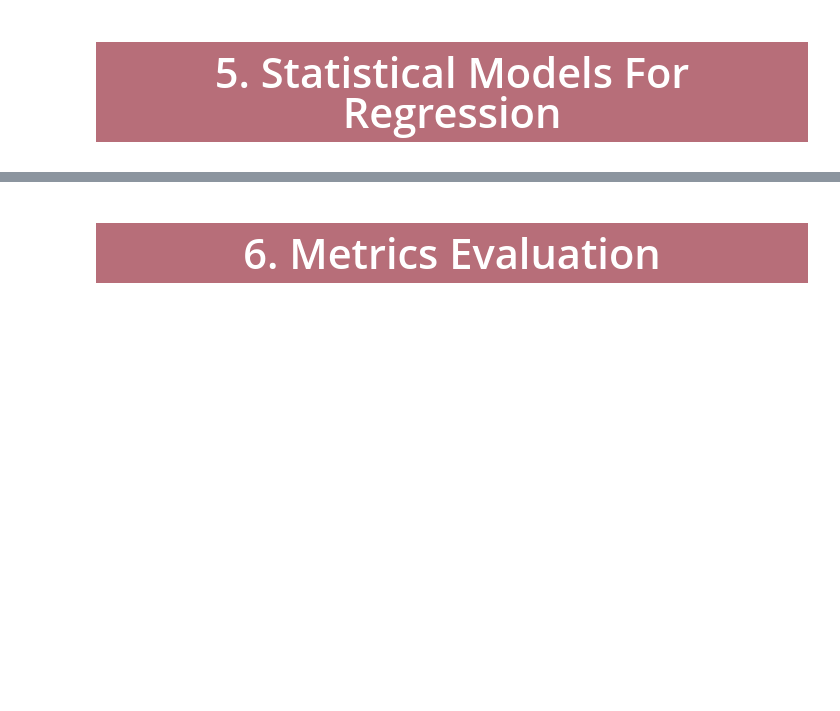
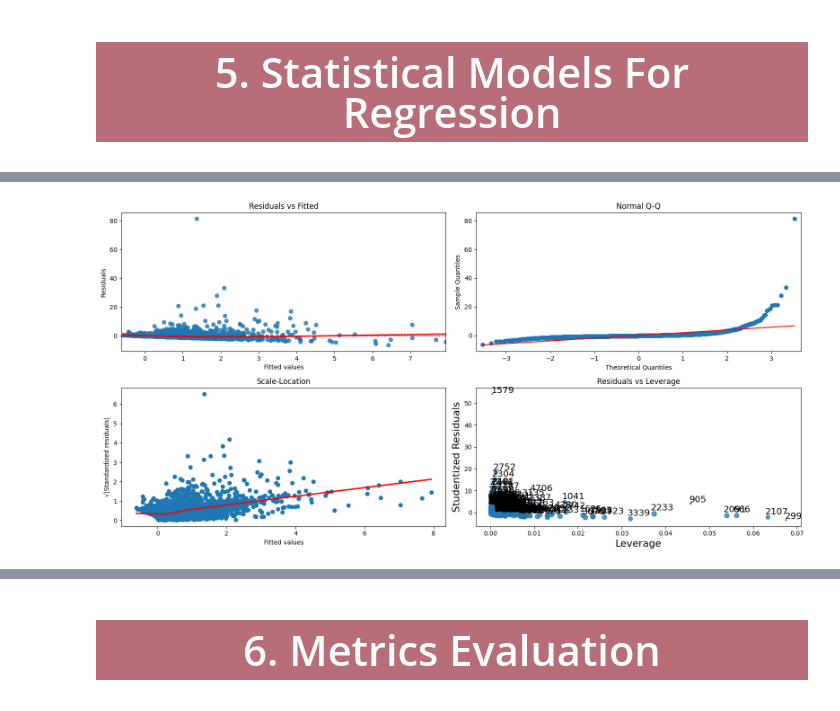
Before and after one commit to Assyl99/RR_project, a Jupyter notebook: Regression_Video_Games.ipynb, the cells around one changed output, grey strips where cells are left out. Saved outputs shown, nothing was run; the diff lists cells and outputs as text; code cells hidden in the pictures; blank space fills up the shorter version.

```diff
--- a/Regression_Video_Games.ipynb
+++ b/Regression_Video_Games.ipynb
@@ -627,0 +1023,13 @@ plt.show()
+# %%
+#baselinemodel
+X_test = test_set.drop(columns=['Global_Sales'])
+y_test = test_set['Global_Sales']
+
+X_test_const = sm.add_constant(X_test)
+
+model1 = sm.OLS(y_test, X_test_const).fit()
+
+predicted1 = model1.predict(X_test_const)
+
+mse1 = np.mean((y_test - predicted1) ** 2)
+print("MSE =", round(mse1, 2))
@@ -627,0 +1057,50 @@ plt.show()
+# %%
+X = train_set[['Critic_Score', 'Critic_Count', 'User_Count']]
+y = train_set['Global_Sales']
+X = sm.add_constant(X)
+reg2 = sm.OLS(y, X).fit()
+print(reg2.summary())
+
+X_test = test_set[['Critic_Score', 'Critic_Count', 'User_Count']]
+X_test = sm.add_constant(X_test)
+y_test = test_set['Global_Sales']
+
+predicted2 = reg2.predict(X_test)
+
+mse = ((y_test - predicted2) ** 2).mean()
+print("MSE =", round(mse, 2))
+
+#diagnostic plots ( replicated to be same as the r function for this )
+fig = plt.figure(figsize=(16, 8))
+
+# 1
+ax1 = fig.add_subplot(2, 2, 1)
+fitted_vals = reg2.fittedvalues
+residuals = reg2.resid
+sns.residplot(x=fitted_vals, y=residuals, lowess=True, ax=ax1, line_kws={'color': 'red'})
+ax1.set_title('Residuals vs Fitted')
+ax1.set_xlabel('Fitted values')
+ax1.set_ylabel('Residuals')
+
+# 2
+ax2 = fig.add_subplot(2, 2, 2)
+sm.qqplot(residuals, line='s', ax=ax2)
+ax2.set_title('Normal Q-Q')
+
+# 3
+ax3 = fig.add_subplot(2, 2, 3)
+standardized_residuals = residuals / residuals.std()
+ax3.scatter(fitted_vals, np.sqrt(np.abs(standardized_residuals)))
+sns.regplot(x=fitted_vals, y=np.sqrt(np.abs(standardized_residuals)), lowess=True, ax=ax3, scatter=False, line_kws={'color': 'red'})
+ax3.set_title('Scale-Location')
+ax3.set_xlabel('Fitted values')
+ax3.set_ylabel('√|Standardized residuals|')
+
+# 4
+ax4 = fig.add_subplot(2, 2, 4)
+sm.graphics.influence_plot(reg2, ax=ax4, criterion="cooks", size=2)
+ax4.set_title('Residuals vs Leverage')
+
+plt.tight_layout()
+plt.show()
+# %% [output]
@@ -627,0 +1124 @@ plt.show()
+[figure, added]
```
Also changed, not shown: parts of 55 cells of this notebook.
